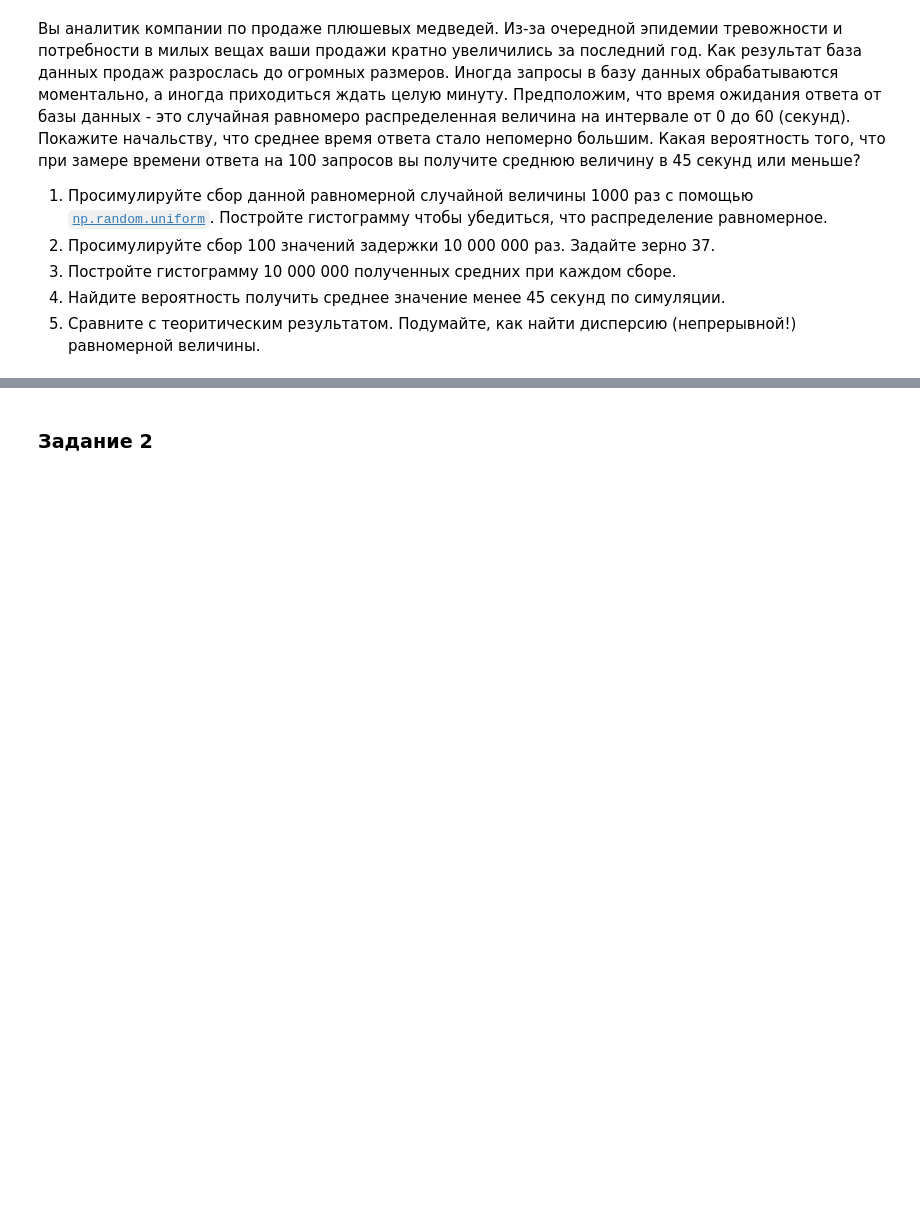
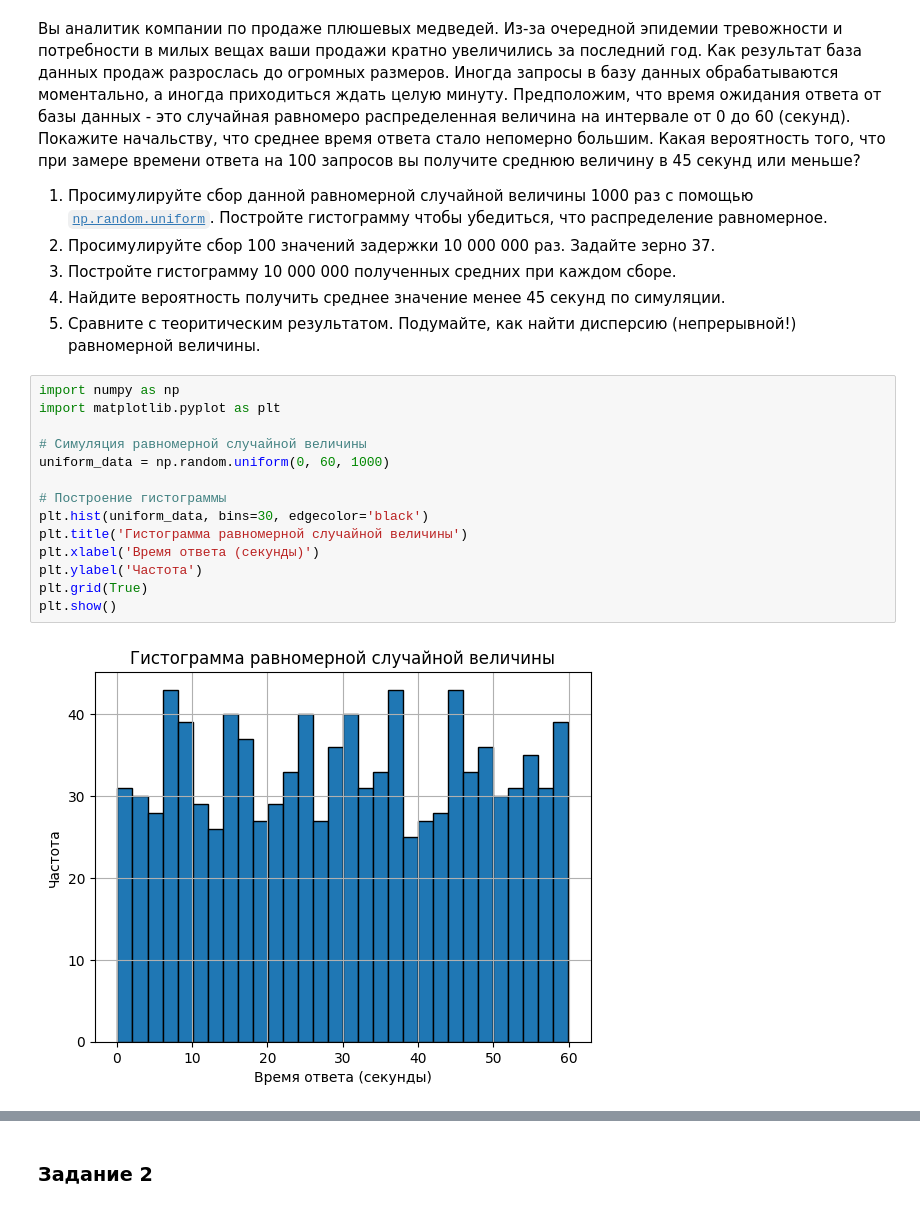
Before and after one commit to A-l-E-v/ML-Engineer, a Jupyter notebook: Math/11_4/11_4_syn_home_work_CLT.ipynb, the cells around one changed output, grey strips where cells are left out. Drawn from its saved outputs; the diff is of its cells as text; blank space fills up the shorter version.

```diff
--- a/Math/11_4/11_4_syn_home_work_CLT.ipynb
+++ b/Math/11_4/11_4_syn_home_work_CLT.ipynb
@@ -14,3 +14,19 @@
 3.  Постройте гистограмму 10 000 000 полученных средних при каждом сборе.
 4.  Найдите вероятность получить среднее значение менее 45 секунд по симуляции.
 5.  Сравните с теоритическим результатом. Подумайте, как найти дисперсию (непрерывной!) равномерной величины.
+# %%
+import numpy as np
+import matplotlib.pyplot as plt
+
+# Симуляция равномерной случайной величины
+uniform_data = np.random.uniform(0, 60, 1000)
+
+# Построение гистограммы
+plt.hist(uniform_data, bins=30, edgecolor='black')
+plt.title('Гистограмма равномерной случайной величины')
+plt.xlabel('Время ответа (секунды)')
+plt.ylabel('Частота')
+plt.grid(True)
+plt.show()
+# %% [output]
+[figure, added]
```
Also changed, not shown: parts of 10 cells of this notebook.
